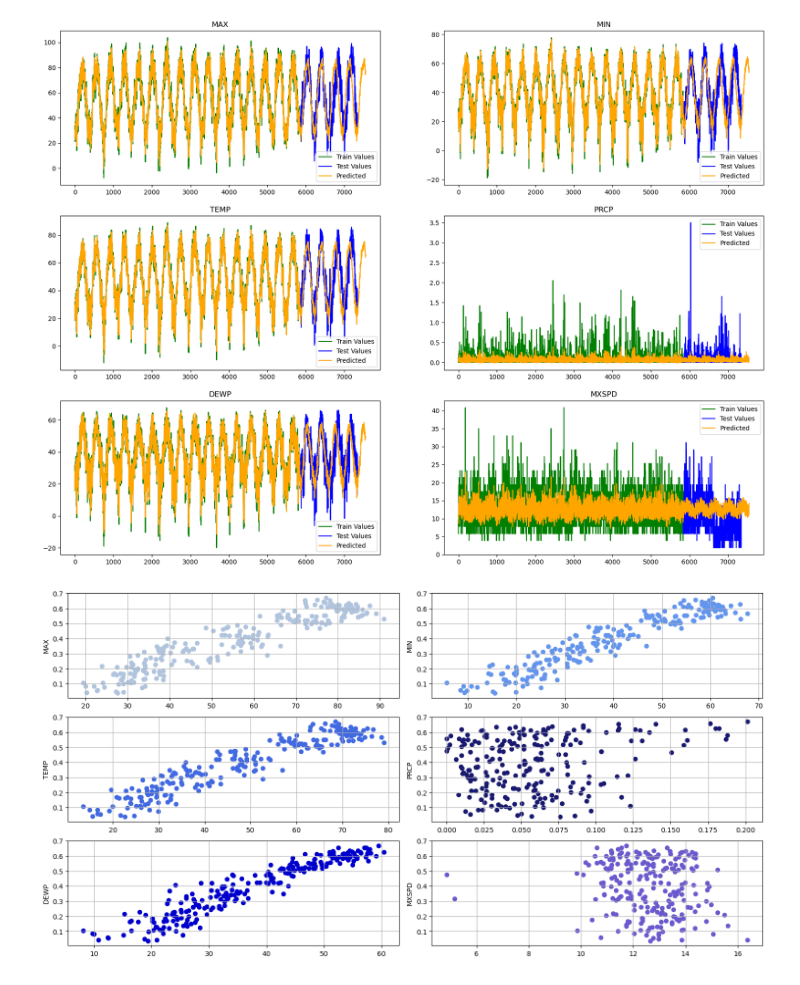
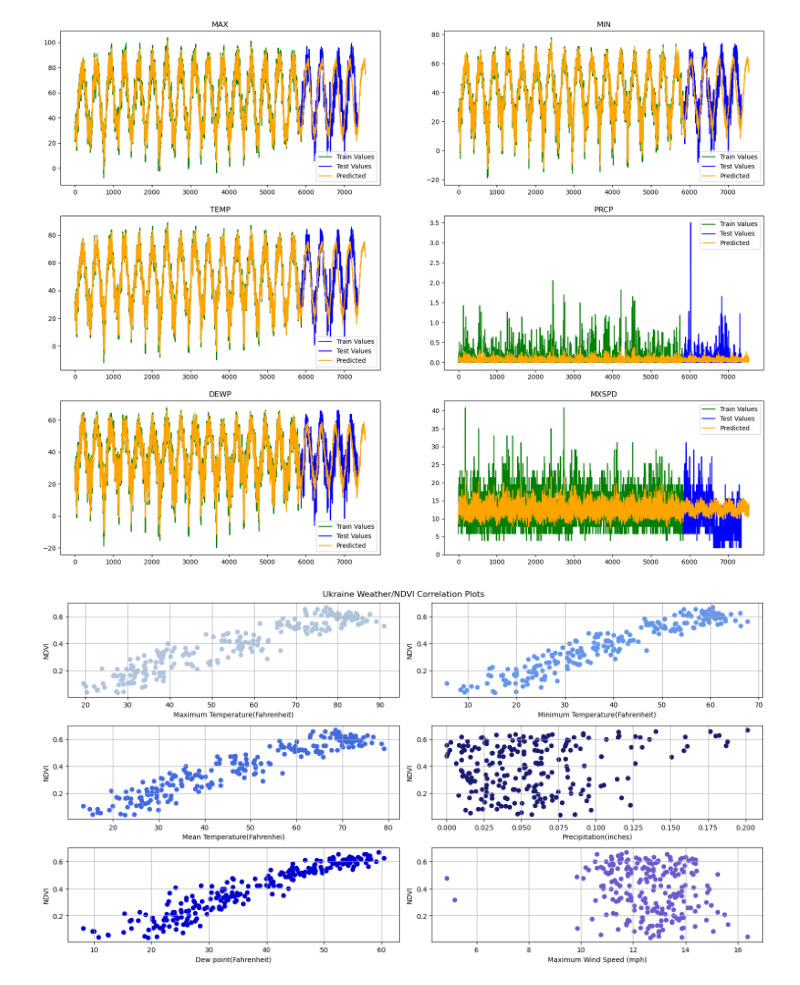
Before and after one commit to oescoba2/Vol3_WinterProject, a Jupyter notebook: final_nb.ipynb, the cells around one changed output. Drawn from its saved outputs; the diff is of its cells as text; code cells hidden in the pictures.

```diff
--- a/final_nb.ipynb
+++ b/final_nb.ipynb
@@ -251,13 +251,25 @@ food = food.loc[:"2025-01-01"]
 y = food["Close"].values
 
 
+c_arr = ["lightsteelblue", "cornflowerblue", "royalblue", "midnightblue", "mediumblue", "slateblue"]
+full_feature_names = [
+    "Maximum Temperature(Fahrenheit)",
+    "Minimum Temperature(Fahrenheit)",
+    "Mean Temperature(Fahrenhei)",
+    "Precipitation(inches)",
+    "Dew point(Fahrenheit)",
+    "Maximum Wind Speed (mph)"]
+
+
 plt.figure(figsize=(20, 10.1))
 for i in range(len(predictions)):
     plt.subplot(2,4,i+1)
     plt.title(feature_names[i])
-    plt.scatter(weather[feature_names[i]], y)
+    plt.scatter(weather[feature_names[i]], y, c=c_arr[i])
     plt.ylabel("Food")
-    plt.xlabel(feature_names[i])
+    plt.xlabel(full_feature_names[i])
+    plt.ylabel("NDVI")
+    plt.suptitle("Philippines Weather/NDVI Correlation Plots")
 
 plt.tight_layout()
 plt.show()
@@ -331,7 +343,9 @@ plt.figure(figsize=(15, 10))
 for i in range(len(chad_weather)):
     plt.subplot(4, 2, i+1)
     plt.scatter(chad_weather[i], y, c=c_arr[i])
-    plt.ylabel(feature_names[i])
+    plt.xlabel(full_feature_names[i])
+    plt.ylabel("NDVI")
+    plt.suptitle("Chad Weather/NDVI Correlation Plots")
     plt.grid()
 
 plt.tight_layout()
@@ -375,32 +389,34 @@ weather = clean_weather_data(DATA_DIR + 'uk_weather.csv', start_year=2003, end_y
 weather = weather.resample('ME').mean()
 
 green = pd.read_csv(DATA_DIR + 'uk_green.csv')
 green["#date"] = pd.to_datetime(green["#date"])
 green = green[(green["#date"].dt.year >= 2003) & (green["#date"].dt.year <= 2022)]
 green = green.set_index("#date")
 green["residuals"] = green["#indicator+vim+num"] #- green["#indicator+vim_avg+num"]
 green = green["residuals"].resample('ME').mean()
 
 c_arr = ["lightsteelblue", "cornflowerblue", "royalblue", "midnightblue", "mediumblue", "slateblue"]
 full_feature_names = [
     "Maximum Temperature(Fahrenheit)",
     "Minimum Temperature(Fahrenheit)",
     "Mean Temperature(Fahrenhei)",
     "Precipitation(inches)",
     "Dew point(Fahrenheit)",
     "Maximum Wind Speed (mph)"]
 
 y = green.values
 uk_weather = weather.values.T
 
 plt.figure(figsize=(15, 10))
 for i in range(len(uk_weather)):
     plt.subplot(4, 2, i+1)
     plt.scatter(uk_weather[i], y, c=c_arr[i])
-    plt.ylabel(feature_names[i])
+    plt.xlabel(full_feature_names[i])
+    plt.ylabel("NDVI")
+    plt.suptitle("Ukraine Weather/NDVI Correlation Plots")
     plt.grid()
 
 plt.tight_layout()
 plt.show()
 # %% [output]
-[figure, old version]
+[figure, new version]
```
Also changed, not shown: parts of 2 cells of this notebook.
